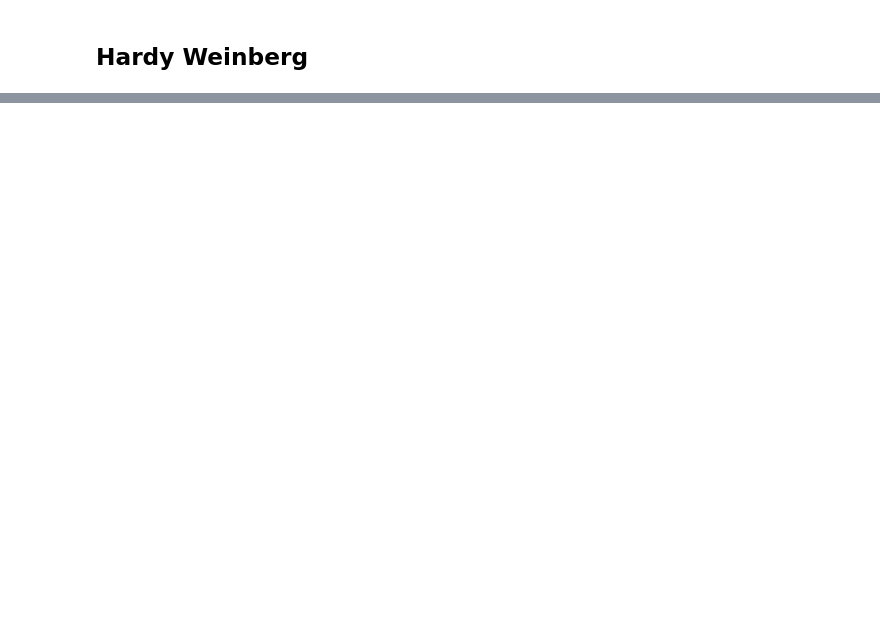
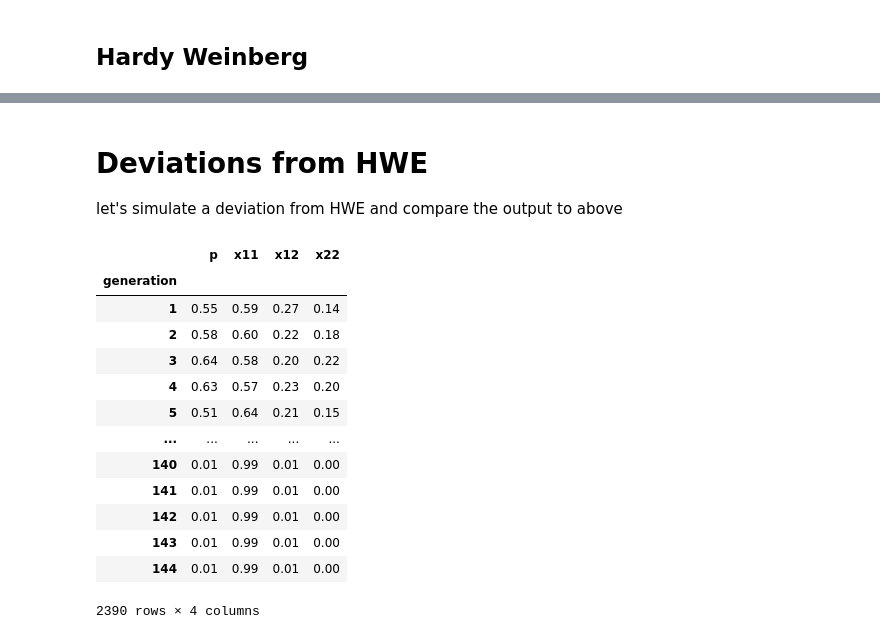
Before and after one commit to tskit-dev/pyslim, a Jupyter notebook: example_magic.ipynb, the cells around one changed output, grey strips where cells are left out. Drawn from its saved outputs; the diff is of its cells as text; code cells hidden in the pictures; blank space fills up the shorter version.

```diff
--- a/example_magic.ipynb
+++ b/example_magic.ipynb
@@ -177,0 +169,66 @@ Text(0, 0.5, 'genotype frequency')
+# %% [markdown]
+# Deviations from HWE
+let's simulate a deviation from HWE and compare the output to above
+# %%
+%%slim_stats_reps_stack 10
+// set up a single locus simulation of drift
+initialize()
+{
+    // set the overall mutation rate
+    initializeMutationRate(0);
+    // m1 mutation type: neutral
+    initializeMutationType("m1", 0.5, "f", 0.0);
+    // g1 genomic element type: uses m1 probability 1
+    initializeGenomicElementType("g1", c(m1), c(1.0));
+    // uniform chromosome of length 1 site
+    initializeGenomicElement(g1, 0, 0);
+    // uniform recombination along the chromosome
+    initializeRecombinationRate(1e-8);
+    suppressWarnings(T);
+}
+
+// create a population of 100 individuals
+1 {
+    sim.addSubpop("p1", 50);
+    sim.addSubpop("p2", 50);
+    // sample 100 haploid genomes
+    target = sample(p1.genomes, 50);
+    // add a mutation to those genomes
+    // H_0 = 0.5 here
+    target.addNewMutation(m1,0, 0);
+    cat("generation,p,x11,x12,x22\\n");
+}
+1:300 late(){
+    inds1 = p1.sampleIndividuals(50);
+    inds2 = p2.sampleIndividuals(50);
+    inds = c(inds1, inds2);
+    ind_count = inds.countOfMutationsOfType(m1);
+    counts = c(0, 0, 0);
+    for (x in ind_count)
+        counts[x] = counts[x] + 1;
+    counts = counts / 100;
+    freqs1 = sim.mutationFrequencies(p1);
+    freqs2 = sim.mutationFrequencies(p2);
+    freqs = freqs1 + freqs2;
+    if (length(freqs) > 0.0)
+        catn(sim.generation + "," + freqs + "," + paste(counts, sep=","));
+    }
+// run to generation 0
+300 late() {
+    sim.simulationFinished();
+    }
+# %% [output]
+|  | p | x11 | x12 | x22 |
+| generation |  |  |  |  |
+| 1 | 0.55 | 0.59 | 0.27 | 0.14 |
+| 2 | 0.58 | 0.60 | 0.22 | 0.18 |
+| 3 | 0.64 | 0.58 | 0.20 | 0.22 |
+| 4 | 0.63 | 0.57 | 0.23 | 0.20 |
+| 5 | 0.51 | 0.64 | 0.21 | 0.15 |
+| ... | ... | ... | ... | ... |
+| 140 | 0.01 | 0.99 | 0.01 | 0.00 |
+| 141 | 0.01 | 0.99 | 0.01 | 0.00 |
+| 142 | 0.01 | 0.99 | 0.01 | 0.00 |
+| 143 | 0.01 | 0.99 | 0.01 | 0.00 |
+| 144 | 0.01 | 0.99 | 0.01 | 0.00 |
+2390 rows × 4 columns
```
Also changed, not shown: parts of 9 cells of this notebook, 1 other file.
